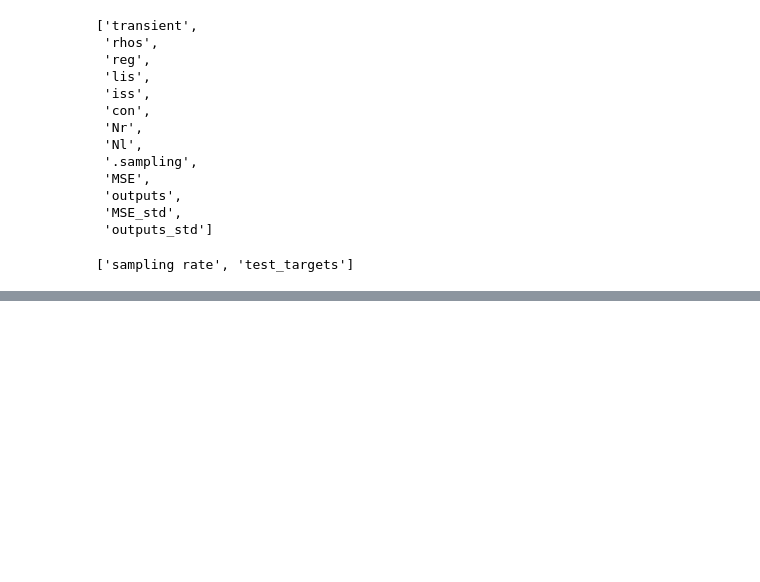
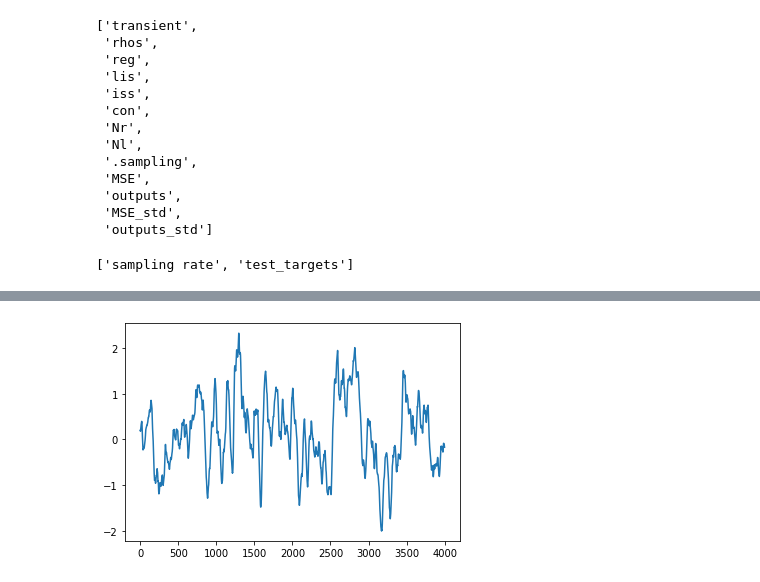
Before and after one commit to BorisWinter/Deep_ESN_Pedrelli, a Jupyter notebook: viz.ipynb, the cells around one changed output, grey strips where cells are left out. Cells and saved outputs as stored; diff of their text form; code cells hidden in the pictures; blank space fills up the shorter version.

```diff
--- a/viz.ipynb
+++ b/viz.ipynb
@@ -82 +128,8 @@ plt.show()
+# %%
+# for i in range(100):
+#     plt.plot(signal_fed_mat[i])
+plt.plot(signal_fed_mat[3728])
+plt.show()
+# %% [output]
+[figure, added]
 # %%
```
Also changed, not shown: parts of 10 cells of this notebook.
